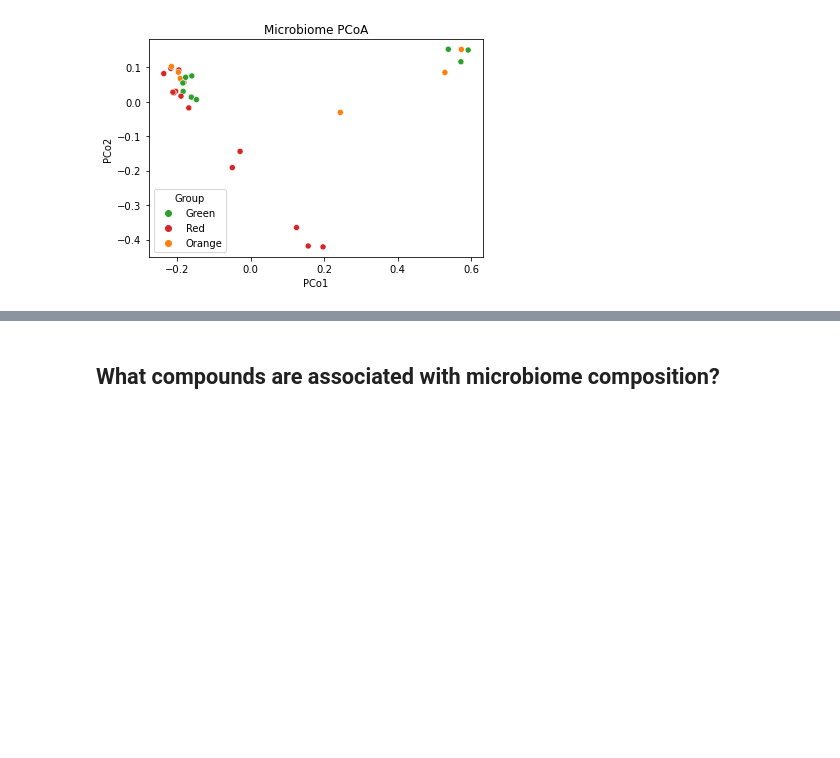
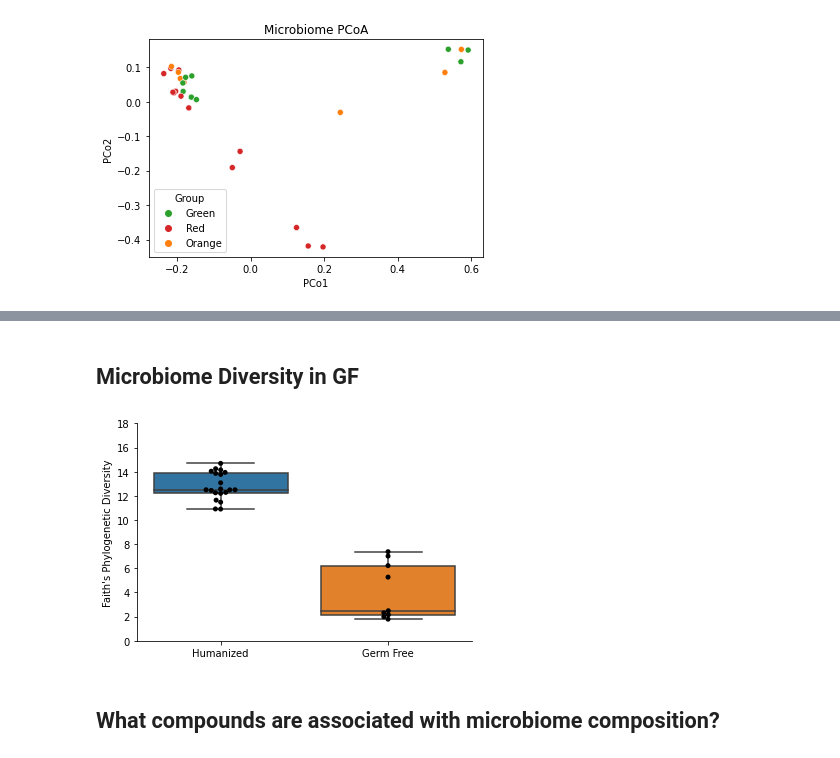
Before and after one commit to sterrettJD/GT-micro-metabo, a Jupyter notebook: analysis/GT_in_plasma.ipynb, the cells around one changed output, grey strips where cells are left out. Saved outputs shown, nothing was run; the diff lists cells and outputs as text; code cells hidden in the pictures; blank space fills up the shorter version.

```diff
--- a/analysis/GT_in_plasma.ipynb
+++ b/analysis/GT_in_plasma.ipynb
@@ -401,0 +380,2 @@ plt.show()
+# %% [markdown]
+## Microbiome Diversity in GF
@@ -402,3 +392,23 @@ plt.show()
+# %%
+ax = sns.boxplot(x="Germ Free",
+                 y="Faith's Phylogenetic Diversity",
+                 palette=["tab:blue", "tab:orange"],
+                 data=faith_df)
+
+sns.swarmplot(x="Germ Free",
+              y="Faith's Phylogenetic Diversity",
+              palette=["black"],
+              data=faith_df,
+              ax=ax)
+
+ax.set(xticklabels=["Humanized", "Germ Free"], xlabel=None,
+       ylim=(0,18))
+
+ax.spines[["top","right"]].set_visible(False)
+
+plt.show()
+# %% [output]
+[figure, added]
 # %% [markdown]
 ## What compounds are associated with microbiome composition?
 # %%
```
Also changed, not shown: parts of 77 cells of this notebook.
